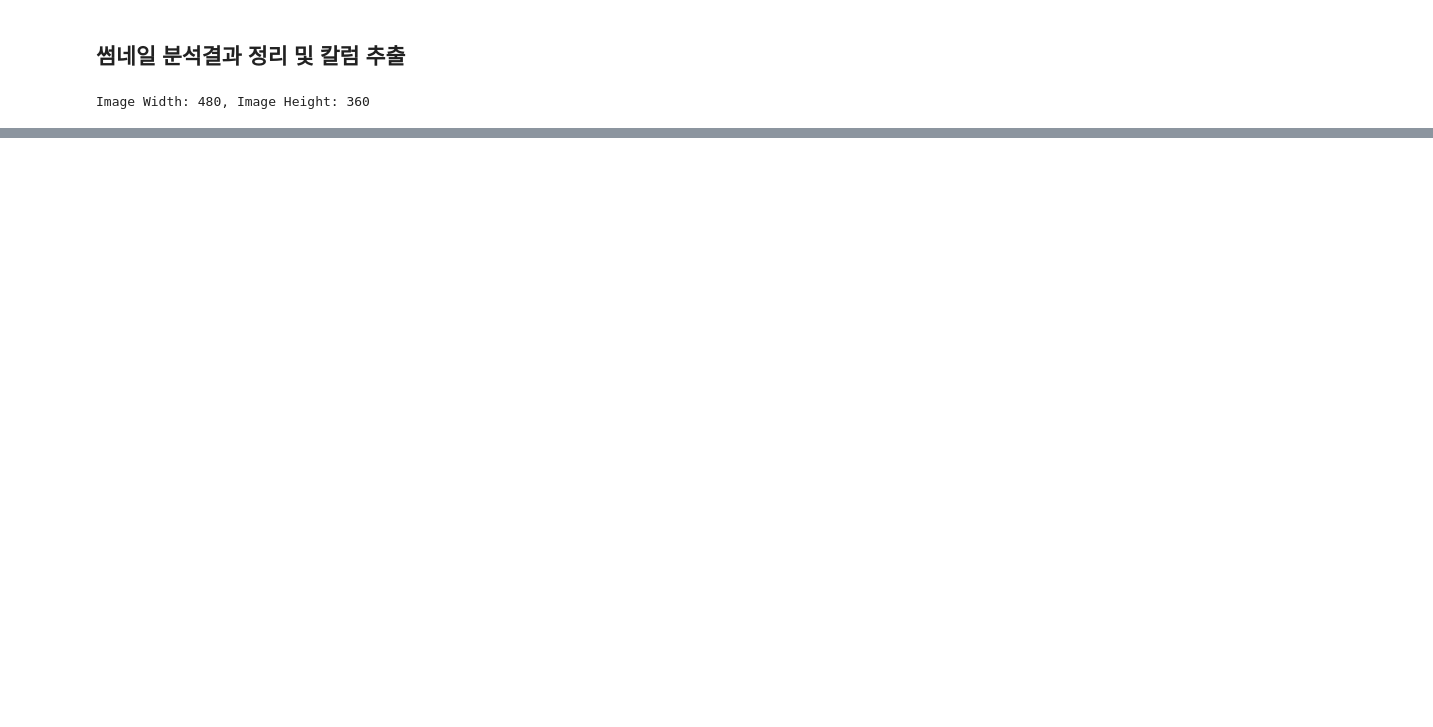
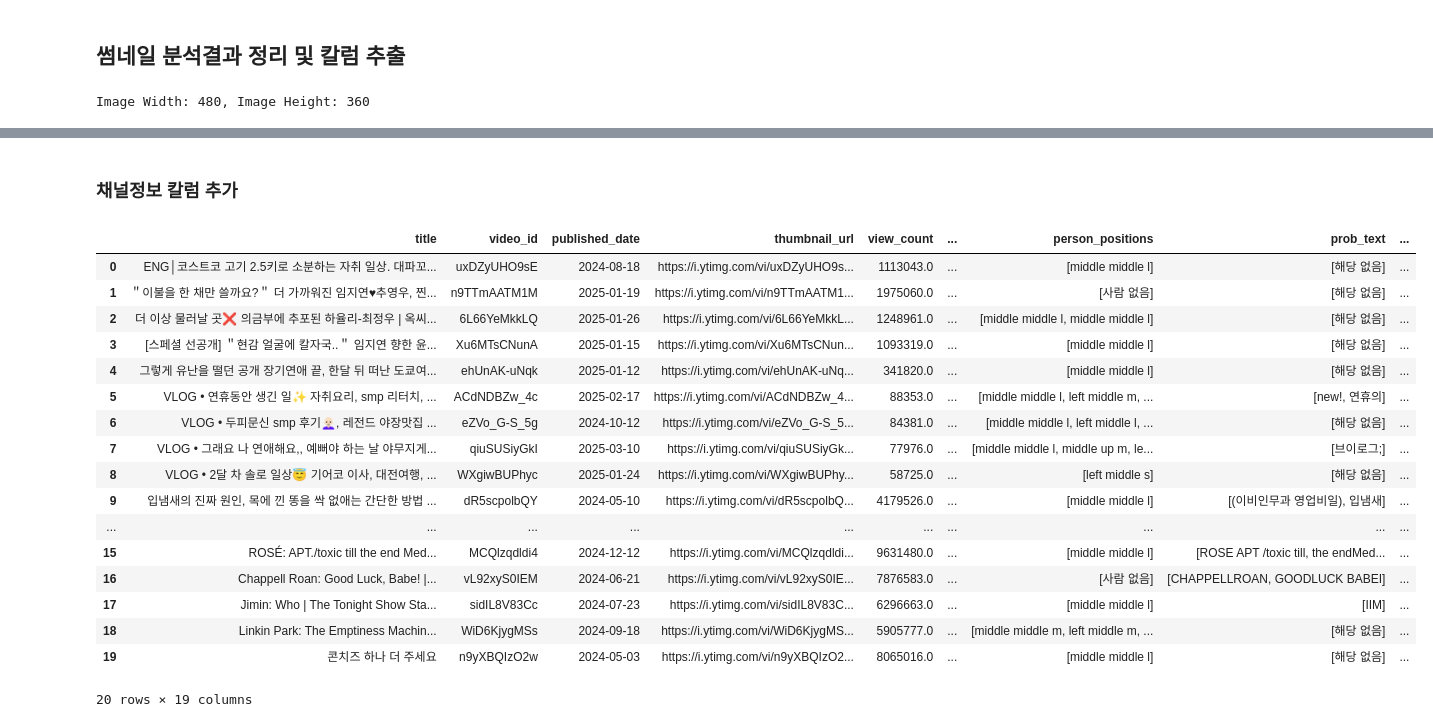
Before and after one commit to NaYeojung/Youtube-prediction-and-feedback, a Jupyter notebook: model/preprocessing.ipynb, the cells around one changed output, grey strips where cells are left out. Drawn from its saved outputs; the diff is of its cells as text; code cells hidden in the pictures; blank space fills up the shorter version.

```diff
--- a/model/preprocessing.ipynb
+++ b/model/preprocessing.ipynb
@@ -386 +385,3 @@ Subscriber count not found
+# %%
+data=data[407:]
 # %%
@@ -424,9 +493,0 @@ video_count_li
-# %%
-channel_url = 'https://www.youtube.com/channel/UCpGmwseGcRtyG8GxRmozKPA'
-
-    # 채널 페이지 열기
-driver.get(channel_url)
-
-
-subscriber_count = driver.find_element(By.XPATH, '//*[@id="page-header"]/yt-page-header-renderer/yt-page-header-view-model/div/div[1]/div/yt-content-metadata-view-model/div[2]/span[3]').text
-subscriber_count_li.append(subscriber_count)
@@ -434,0 +494,6 @@ MaxRetryError: HTTPConnectionPool(host='localhost', port=60506): Max retries exc
+# %%
+import pandas as pd
+df_sub=pd.DataFrame({'channel_id':data,
+                     'subscriber_count':[s.replace('구독자', '').replace('명', '').strip() for s in subscriber_count_li],
+                     'total_video_count':[s.replace('동영상', '').replace('개', '').strip() for s in video_count_li]})
+df_sub
@@ -434,0 +514,4 @@ MaxRetryError: HTTPConnectionPool(host='localhost', port=60506): Max retries exc
+# %%
+df_pre=pd.read_csv('channel_info.csv',encoding='utf-8-sig')
+df_total=pd.concat([df_pre,df_sub]).reset_index(drop=True)
+df_total
@@ -434,0 +534,26 @@ MaxRetryError: HTTPConnectionPool(host='localhost', port=60506): Max retries exc
+# %% [markdown]
+### 채널정보 칼럼 추가
+# %%
+df['channel_id'] = df['channel_id'].astype(str)
+df_total['channel_id'] = df_total['channel_id'].astype(str)
+df=pd.merge(left=df, right=df_total, how='inner', on='channel_id')
+df
+# %% [output]
+|  | title | video_id | published_date | thumbnail_url | view_count | ... | person_positions | prob_text | ... |
+| 0 | ENG│코스트코 고기 2.5키로 소분하는 자취 일상. 대파꼬... | uxDZyUHO9sE | 2024-08-18 | https://i.ytimg.com/vi/uxDZyUHO9s... | 1113043.0 | ... | [middle middle l] | [해당 없음] | ... |
+| 1 | ＂이불을 한 채만 쓸까요?＂ 더 가까워진 임지연♥추영우, 찐... | n9TTmAATM1M | 2025-01-19 | https://i.ytimg.com/vi/n9TTmAATM1... | 1975060.0 | ... | [사람 없음] | [해당 없음] | ... |
+| 2 | 더 이상 물러날 곳❌ 의금부에 추포된 하율리-최정우 | 옥씨... | 6L66YeMkkLQ | 2025-01-26 | https://i.ytimg.com/vi/6L66YeMkkL... | 1248961.0 | ... | [middle middle l, middle middle l] | [해당 없음] | ... |
+| 3 | [스페셜 선공개] ＂현감 얼굴에 칼자국..＂ 임지연 향한 윤... | Xu6MTsCNunA | 2025-01-15 | https://i.ytimg.com/vi/Xu6MTsCNun... | 1093319.0 | ... | [middle middle l] | [해당 없음] | ... |
+| 4 | 그렇게 유난을 떨던 공개 장기연애 끝, 한달 뒤 떠난 도쿄여... | ehUnAK-uNqk | 2025-01-12 | https://i.ytimg.com/vi/ehUnAK-uNq... | 341820.0 | ... | [middle middle l] | [해당 없음] | ... |
+| 5 | VLOG • 연휴동안 생긴 일✨ 자취요리, smp 리터치, ... | ACdNDBZw_4c | 2025-02-17 | https://i.ytimg.com/vi/ACdNDBZw_4... | 88353.0 | ... | [middle middle l, left middle m, ... | [new!, 연휴의] | ... |
+| 6 | VLOG • 두피문신 smp 후기👩🏻‍🦲, 레전드 야장맛집 ... | eZVo_G-S_5g | 2024-10-12 | https://i.ytimg.com/vi/eZVo_G-S_5... | 84381.0 | ... | [middle middle l, left middle l, ... | [해당 없음] | ... |
+| 7 | VLOG • 그래요 나 연애해요,, 예뻐야 하는 날 야무지게... | qiuSUSiyGkI | 2025-03-10 | https://i.ytimg.com/vi/qiuSUSiyGk... | 77976.0 | ... | [middle middle l, middle up m, le... | [브이로그;] | ... |
+| 8 | VLOG • 2달 차 솔로 일상😇 기어코 이사, 대전여행, ... | WXgiwBUPhyc | 2025-01-24 | https://i.ytimg.com/vi/WXgiwBUPhy... | 58725.0 | ... | [left middle s] | [해당 없음] | ... |
+| 9 | 입냄새의 진짜 원인, 목에 낀 똥을 싹 없애는 간단한 방법 ... | dR5scpolbQY | 2024-05-10 | https://i.ytimg.com/vi/dR5scpolbQ... | 4179526.0 | ... | [middle middle l] | [(이비인무과 영업비일), 입냄새] | ... |
+| ... | ... | ... | ... | ... | ... | ... | ... | ... | ... |
+| 15 | ROSÉ: APT./toxic till the end Med... | MCQlzqdldi4 | 2024-12-12 | https://i.ytimg.com/vi/MCQlzqdldi... | 9631480.0 | ... | [middle middle l] | [ROSE APT /toxic till, the endMed... | ... |
+| 16 | Chappell Roan: Good Luck, Babe! |... | vL92xyS0IEM | 2024-06-21 | https://i.ytimg.com/vi/vL92xyS0IE... | 7876583.0 | ... | [사람 없음] | [CHAPPELLROAN, GOODLUCK BABEI] | ... |
+| 17 | Jimin: Who | The Tonight Show Sta... | sidIL8V83Cc | 2024-07-23 | https://i.ytimg.com/vi/sidIL8V83C... | 6296663.0 | ... | [middle middle l] | [IIM] | ... |
+| 18 | Linkin Park: The Emptiness Machin... | WiD6KjygMSs | 2024-09-18 | https://i.ytimg.com/vi/WiD6KjygMS... | 5905777.0 | ... | [middle middle m, left middle m, ... | [해당 없음] | ... |
+| 19 | 콘치즈 하나 더 주세요 | n9yXBQIzO2w | 2024-05-03 | https://i.ytimg.com/vi/n9yXBQIzO2... | 8065016.0 | ... | [middle middle l] | [해당 없음] | ... |
+20 rows × 19 columns
```
Also changed, not shown: parts of 18 cells of this notebook, 7 other files.
